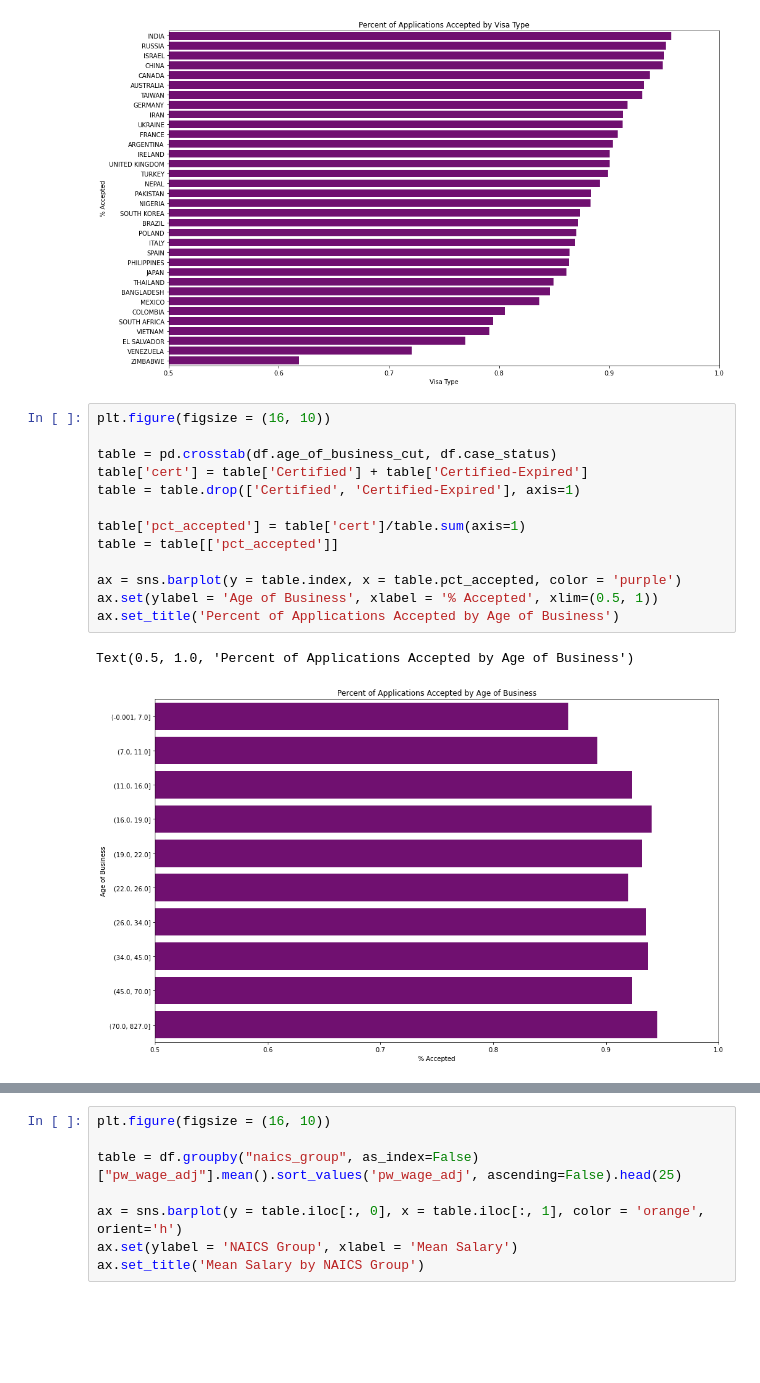
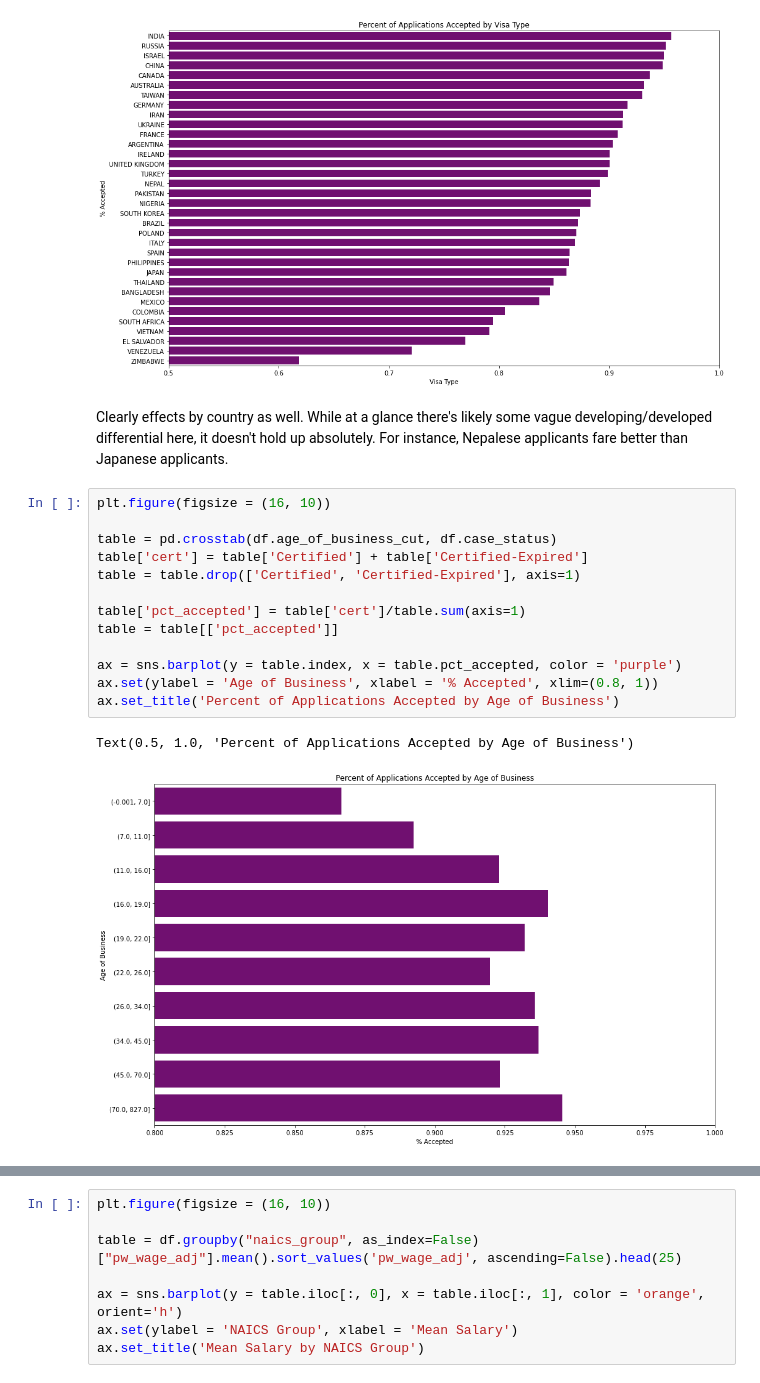
Before and after one commit to r-surendiran/MSCA-37014-Python-For-Analytics-Group-Project, a Jupyter notebook: Notebooks/data_exploration_kendall.ipynb, the cells around one changed output, grey strips where cells are left out. Cells and saved outputs as stored; diff of their text form; blank space fills up the shorter version.

```diff
--- a/Notebooks/data_exploration_kendall.ipynb
+++ b/Notebooks/data_exploration_kendall.ipynb
@@ -158,19 +223,21 @@ ax.set_title('Percent of Applications Accepted by Visa Type')
 # %% [output]
 Text(0.5, 1.0, 'Percent of Applications Accepted by Visa Type')
 [figure]
+# %% [markdown]
+Clearly effects by country as well. While at a glance there's likely some vague developing/developed differential here, it doesn't hold up absolutely. For instance, Nepalese applicants fare better than Japanese applicants.
 # %%
 plt.figure(figsize = (16, 10))
 
 table = pd.crosstab(df.age_of_business_cut, df.case_status)
 table['cert'] = table['Certified'] + table['Certified-Expired']
 table = table.drop(['Certified', 'Certified-Expired'], axis=1)
 
 table['pct_accepted'] = table['cert']/table.sum(axis=1)
 table = table[['pct_accepted']]
 
 ax = sns.barplot(y = table.index, x = table.pct_accepted, color = 'purple')
-ax.set(ylabel = 'Age of Business', xlabel = '% Accepted', xlim=(0.5, 1))
+ax.set(ylabel = 'Age of Business', xlabel = '% Accepted', xlim=(0.8, 1))
 ax.set_title('Percent of Applications Accepted by Age of Business')
 # %% [output]
 Text(0.5, 1.0, 'Percent of Applications Accepted by Age of Business')
-[figure, old version]
+[figure, new version]
```
Also changed, not shown: parts of 37 cells of this notebook, 1 other file.
